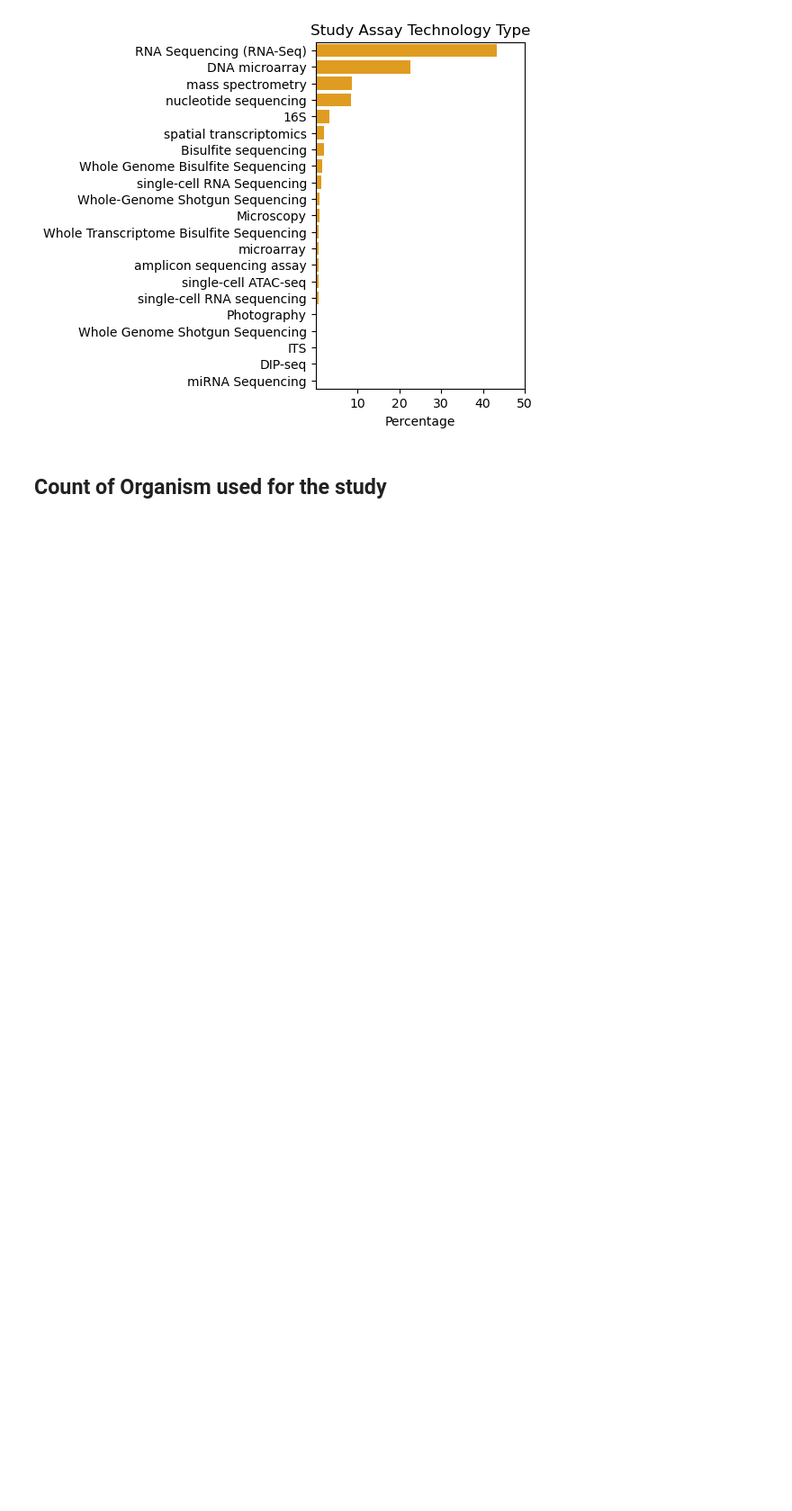
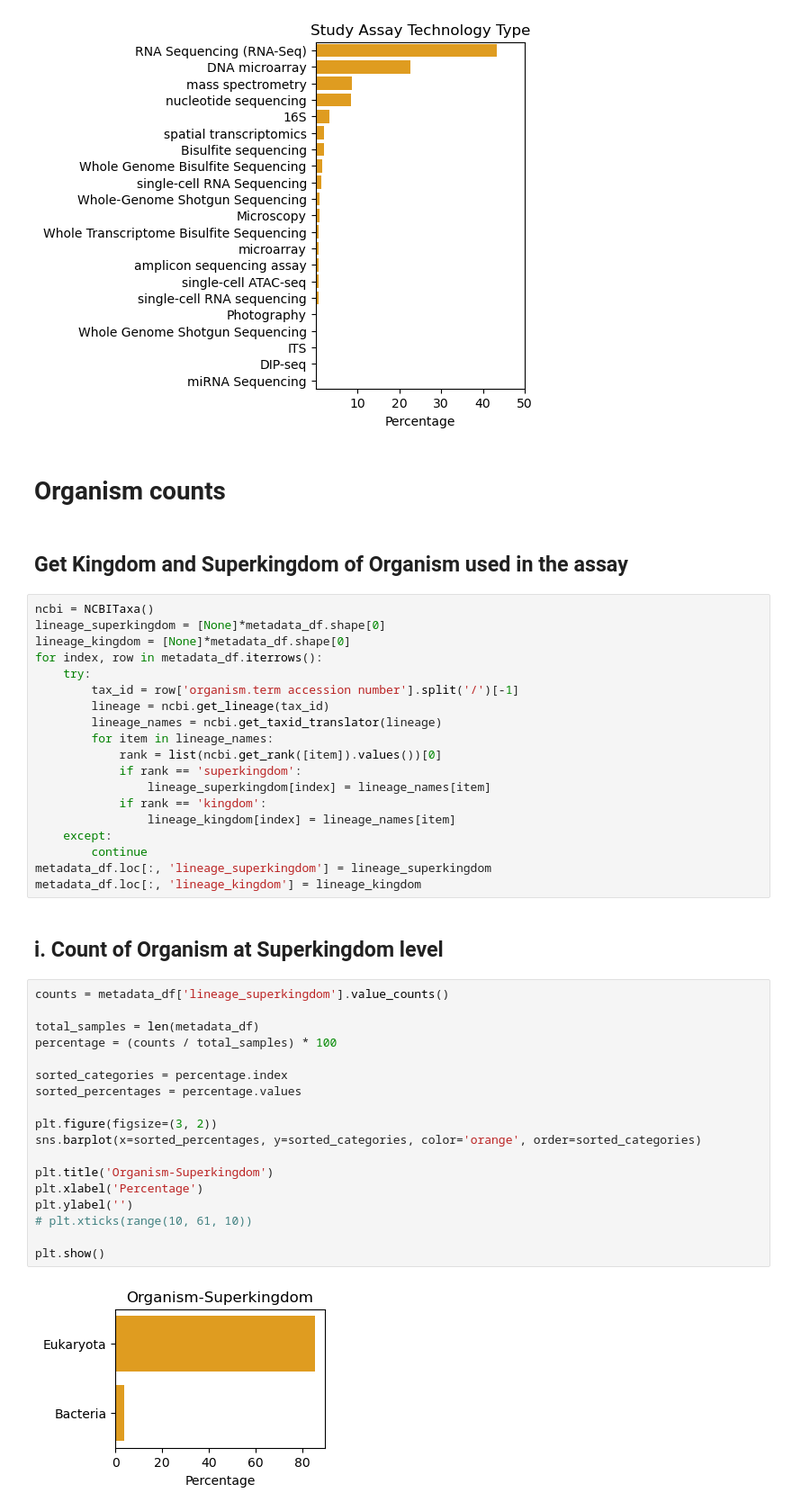
Before and after one commit to gastondana627/spoke_genelab, a Jupyter notebook: notebooks/explore_metadata.ipynb, the cells around one changed output. Shown at 90% size. Saved outputs shown, nothing was run; the diff lists cells and outputs as text; blank space fills up the shorter version.

Commit message:
added lineage extraction in the metadata analysis and updated gitignore

```diff
--- a/notebooks/explore_metadata.ipynb
+++ b/notebooks/explore_metadata.ipynb
@@ -39,5 +40,48 @@ plt.xticks(range(10, 51, 10))
 plt.show()
 # %% [output]
 [figure]
+# %% [markdown]
+# Organism counts
 # %% [markdown]
-## Count of Organism used for the study
+## Get Kingdom and Superkingdom of Organism used in the assay
+# %%
+ncbi = NCBITaxa()
+lineage_superkingdom = [None]*metadata_df.shape[0]
+lineage_kingdom = [None]*metadata_df.shape[0]
+for index, row in metadata_df.iterrows():
+    try:
+        tax_id = row['organism.term accession number'].split('/')[-1]
+        lineage = ncbi.get_lineage(tax_id)
+        lineage_names = ncbi.get_taxid_translator(lineage)
+        for item in lineage_names:
+            rank = list(ncbi.get_rank([item]).values())[0]
+            if rank == 'superkingdom':
+                lineage_superkingdom[index] = lineage_names[item]
+            if rank == 'kingdom':
+                lineage_kingdom[index] = lineage_names[item]
+    except:
+        continue
+metadata_df.loc[:, 'lineage_superkingdom'] = lineage_superkingdom
+metadata_df.loc[:, 'lineage_kingdom'] = lineage_kingdom
+# %% [markdown]
+## i. Count of Organism at Superkingdom level
+# %%
+counts = metadata_df['lineage_superkingdom'].value_counts()
+
+total_samples = len(metadata_df)
+percentage = (counts / total_samples) * 100
+
+sorted_categories = percentage.index
+sorted_percentages = percentage.values
+
+plt.figure(figsize=(3, 2))
+sns.barplot(x=sorted_percentages, y=sorted_categories, color='orange', order=sorted_categories)
+
+plt.title('Organism-Superkingdom')
+plt.xlabel('Percentage')
+plt.ylabel('')
+# plt.xticks(range(10, 61, 10))
+
+plt.show()
+# %% [output]
+[figure, added]
```
Also changed, not shown: parts of 6 cells of this notebook, 1 other file.
